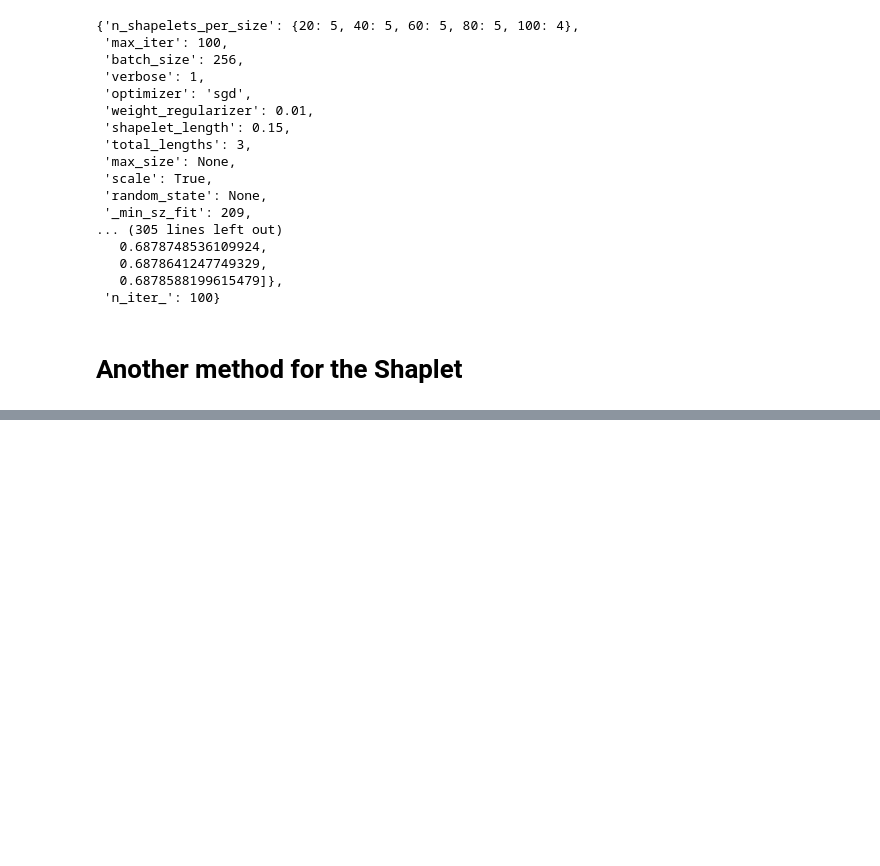
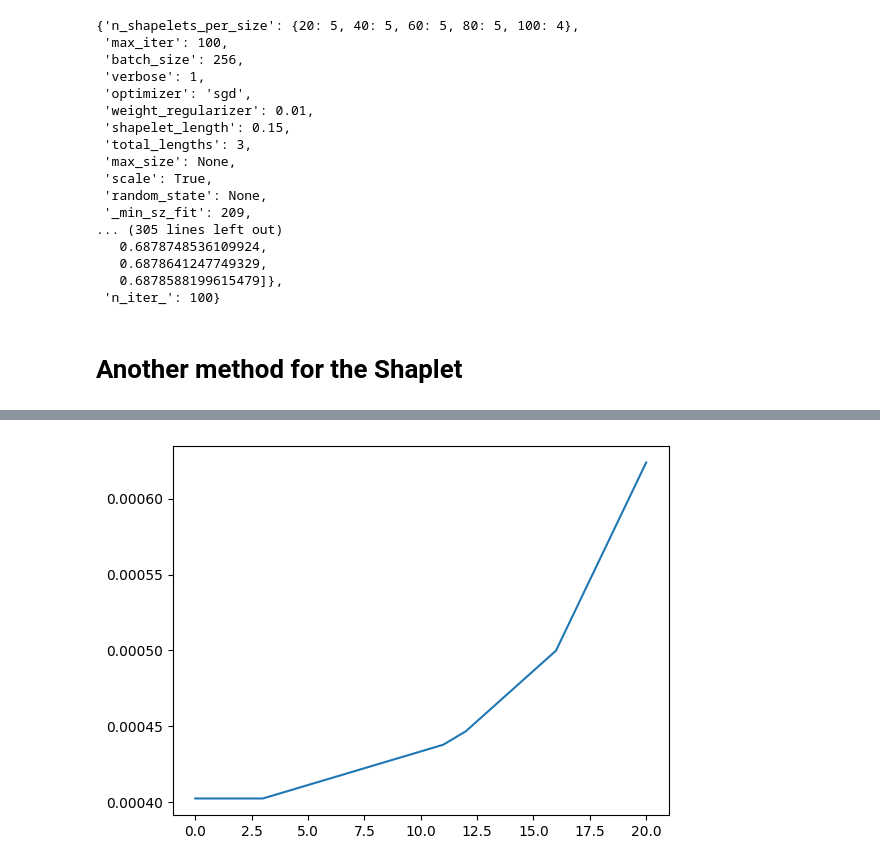
Before and after one commit to gentannipea/DataMining-2023, a Jupyter notebook: Shapelet.ipynb, the cells around one changed output, grey strips where cells are left out. Cells and saved outputs as stored; diff of their text form; code cells hidden in the pictures; blank space fills up the shorter version.

```diff
--- a/Shapelet.ipynb
+++ b/Shapelet.ipynb
@@ -338,0 +312,19 @@ st.shapelets_
+# %%
+import tslearn
+from pyts.transformation import ShapeletTransform
+
+# sample only two time series from the dataset
+
+Xy = np.concatenate((X, y.reshape(-1, 1)), axis=1)
+Xy = pd.DataFrame(Xy)
+Xy = Xy.groupby(209, axis=0).sample(n=25, random_state=1)
+X_ = Xy.iloc[:, :-1].values
+y_ = Xy.iloc[:, -1].values
+
+print(X.shape)
+print(y.shape)
+print(X_.shape)
+print(y_.shape)
+
+st = ShapeletTransform(n_shapelets=5, window_sizes=[8], n_jobs=-1)
+st.fit(X_, y_)
@@ -351,11 +442,9 @@ shp_clf.coef_.shape
 # %%
 # Select three shapelets
-sel_shapelets = np.asarray([shp_clf.shapelets_[0, 0],
-                        shp_clf.shapelets_[0, 1],
-                        shp_clf.shapelets_[0, 2]])
+sel_shapelets = np.asarray([shp_clf.shapelets_[0, 0]])
 # %%
 plt.plot(sel_shapelets[0])
-plt.plot(sel_shapelets[1])
-plt.plot(sel_shapelets[2])
 
 plt.show()
+# %% [output]
+[figure, added]
```
Also changed, not shown: parts of 19 cells of this notebook.
